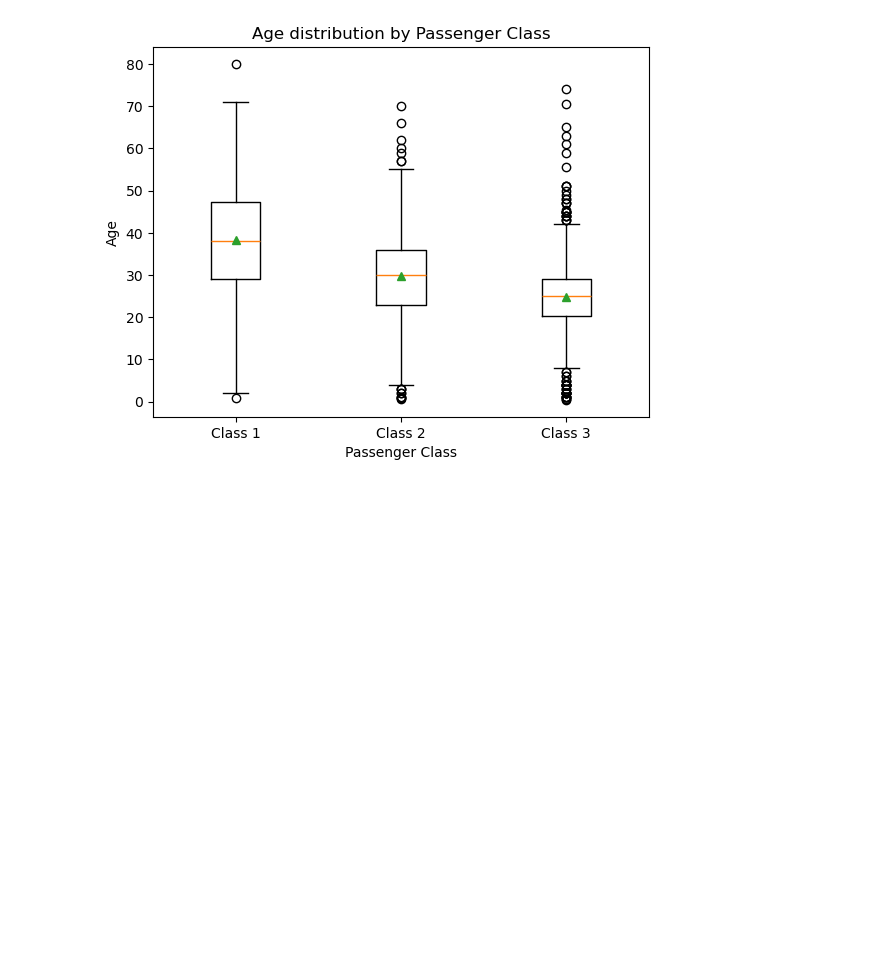
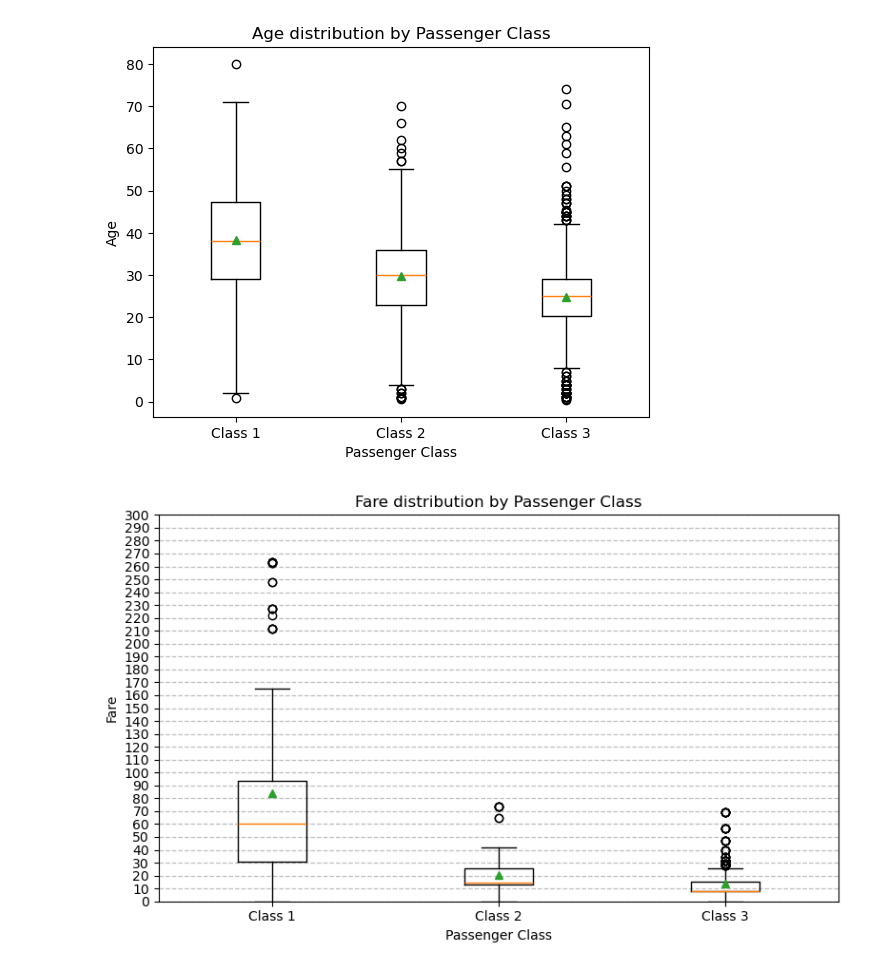
Before and after one commit to codedbyyprince/Titanic-Survival-ML-Model-Practice-, a Jupyter notebook: EDA.ipynb, the cells around one changed output. Cells and saved outputs as stored; diff of their text form; code cells hidden in the pictures; blank space fills up the shorter version.

```diff
--- a/EDA.ipynb
+++ b/EDA.ipynb
@@ -133,3 +133,33 @@ plt.title('Age distribution by Passenger Class')
 plt.show()
 # %% [output]
 [figure]
+# %%
+plt.figure(figsize=(8, 5))
+
+grouped = [
+    df[df['Pclass'] == 1]['Fare'],
+    df[df['Pclass'] == 2]['Fare'],
+    df[df['Pclass'] == 3]['Fare']
+]
+
+plt.boxplot(
+    grouped,
+    labels=['Class 1', 'Class 2', 'Class 3'],
+    vert=True,
+    showmeans=True
+)
+
+plt.xlabel('Passenger Class')
+plt.ylabel('Fare')
+plt.title('Fare distribution by Passenger Class')
+
+plt.ylim(0, 300)
+plt.yticks(range(0, 301, 10))
+
+# 👇 the magic you noticed
+plt.grid(axis='y', linestyle='--', linewidth=0.9, alpha=0.8)
+
+plt.tight_layout()
+plt.show()
+# %% [output]
+[figure, added]
```
Also changed, not shown: parts of 6 cells of this notebook.
